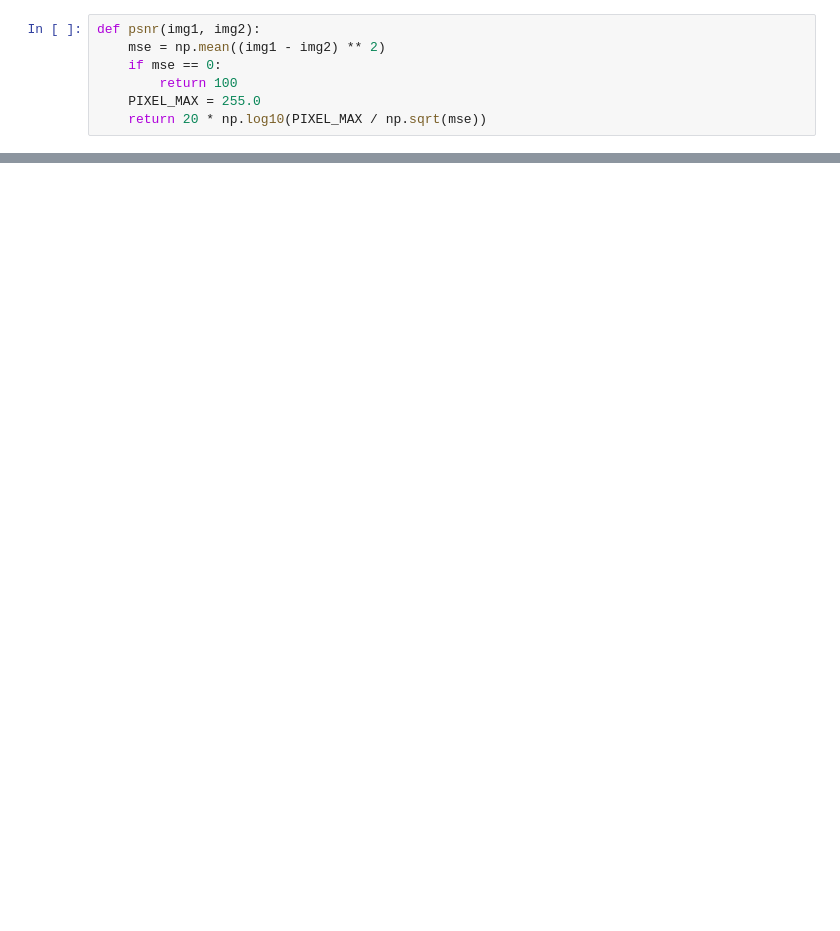
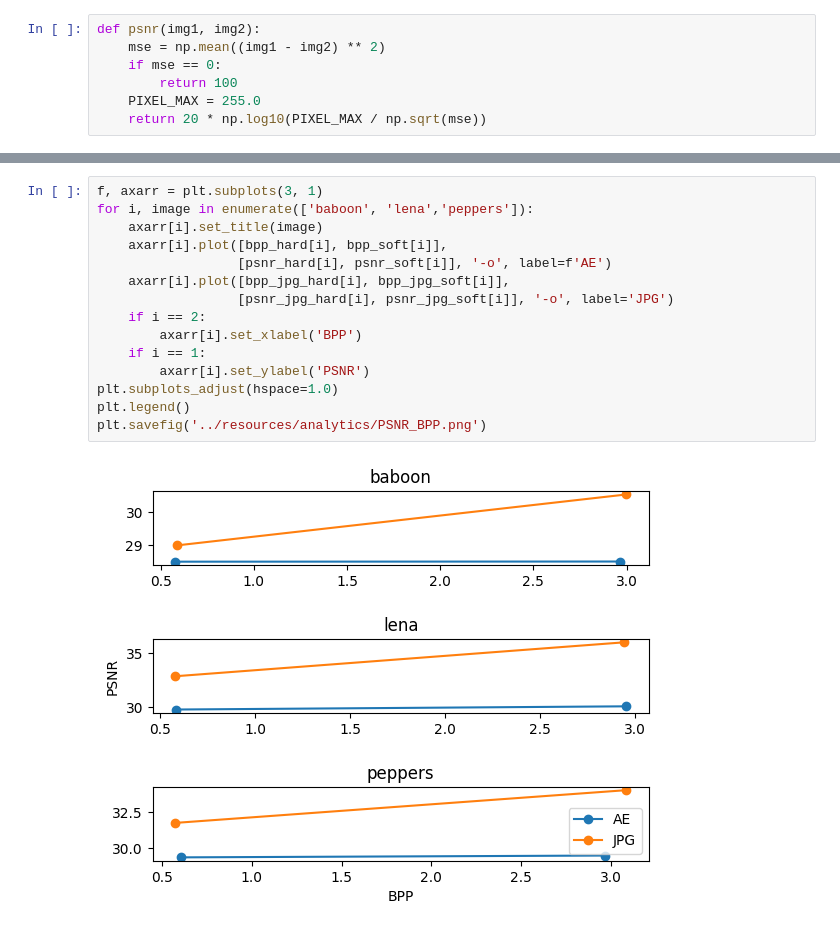
Before and after one commit to olegggatttor/auto-compressor, a Jupyter notebook: notebooks/analytics.ipynb, the cells around one changed output, grey strips where cells are left out. Saved outputs shown, nothing was run; the diff lists cells and outputs as text; blank space fills up the shorter version.

```diff
--- a/notebooks/analytics.ipynb
+++ b/notebooks/analytics.ipynb
@@ -71,0 +79,17 @@ plt.show()
+# %%
+f, axarr = plt.subplots(3, 1)
+for i, image in enumerate(['baboon', 'lena','peppers']):
+    axarr[i].set_title(image)
+    axarr[i].plot([bpp_hard[i], bpp_soft[i]],
+                  [psnr_hard[i], psnr_soft[i]], '-o', label=f'AE')
+    axarr[i].plot([bpp_jpg_hard[i], bpp_jpg_soft[i]],
+                  [psnr_jpg_hard[i], psnr_jpg_soft[i]], '-o', label='JPG')
+    if i == 2:
+        axarr[i].set_xlabel('BPP')
+    if i == 1:
+        axarr[i].set_ylabel('PSNR')
+plt.subplots_adjust(hspace=1.0)
+plt.legend()
+plt.savefig('../resources/analytics/PSNR_BPP.png')
+# %% [output]
+[figure, added]
```
Also changed, not shown: parts of 5 cells of this notebook, 15 other files.
